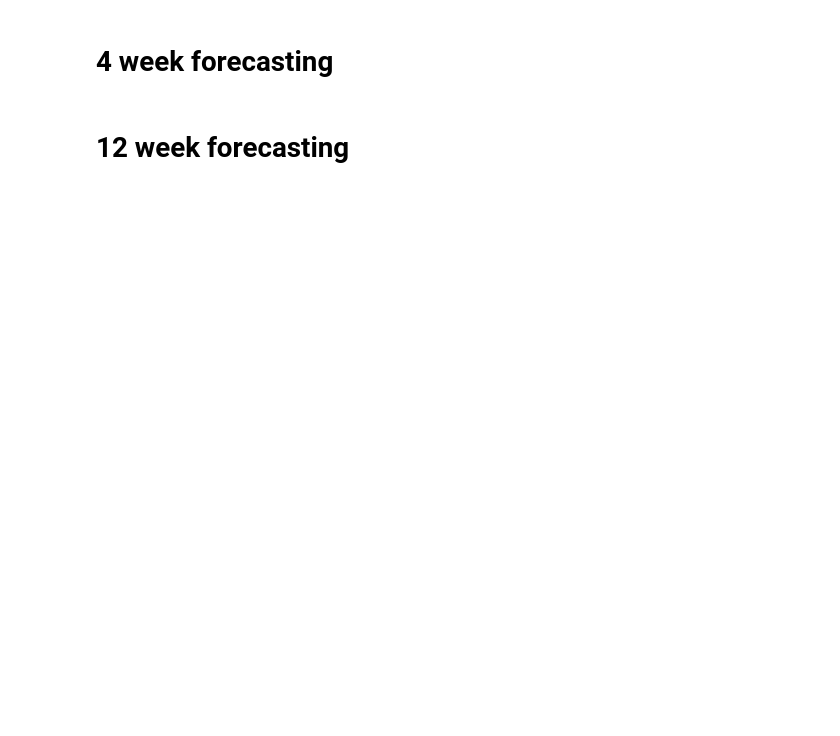
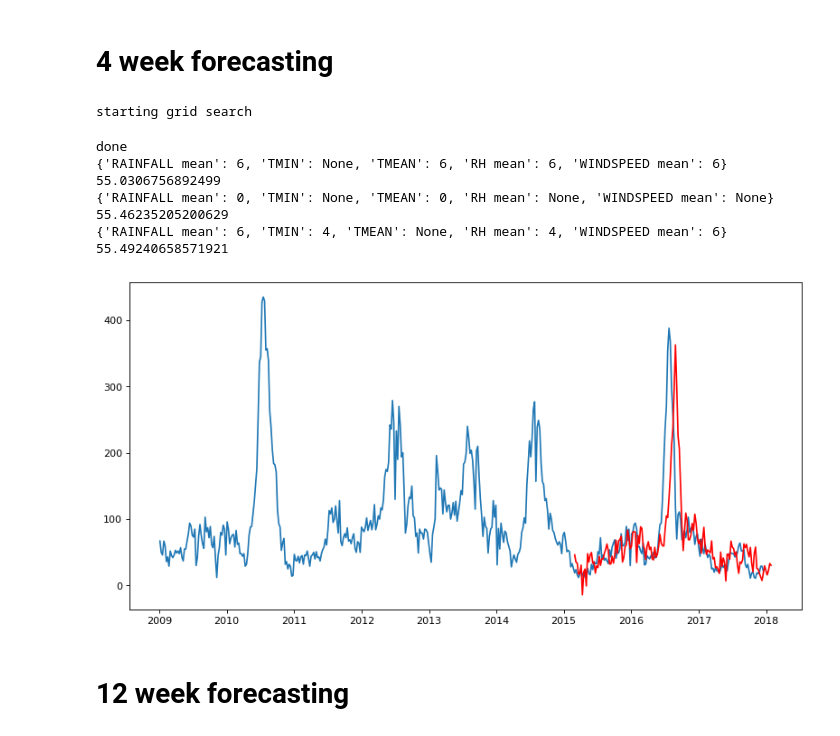
Before and after one commit to ericxmagno/Dengue-Incidence-Prediction, a Jupyter notebook: notebooks/Modeling 4 - ARIMAX-feature combinations.ipynb, the cells around one changed output. Cells and saved outputs as stored; diff of their text form; code cells hidden in the pictures; blank space fills up the shorter version.

Commit message:
finished modeling 4

```diff
--- a/notebooks/Modeling 4 - ARIMAX-feature combinations.ipynb
+++ b/notebooks/Modeling 4 - ARIMAX-feature combinations.ipynb
@@ -155,7 +155,7 @@ def grid_search(cfg, exog_list, n_step=1, parallel=True):
     print('starting grid search')
     if __name__ == '__main__':
         try:
-            with Pool(cpu_count()-1) as pool:
+            with Pool(int(cpu_count()/2)-1) as pool:
                 it = zip(repeat(data), repeat(scores), repeat(cfg), repeat(n_step), exog_list)
                 for _ in tqdm(pool.istarmap(arimax.score_model, list(it)), total=len(list(it))):
                     pass
@@ -257,20 +240,27 @@ cases 99 na na
 # %% [markdown]
 # 4 week forecasting
 # %%
-# # best model for arima 1 week
-# cfg = [(1, 0, 3)]
-# # TMIN	TMEAN	RH mean	WINDSPEED mean
-# exog_list = exog_configs(4)
+# best model for arima 1 week
+cfg = [(1, 0, 3)]
+# TMIN	TMEAN	RH mean	WINDSPEED mean
+exog_list = exog_configs(4)
 
-# # 4 week forecast
-# n_step = 4
-# # grid search
-# scores = grid_search(cfg, exog_list, n_step)
-# print('done')
-# # list top 3 configs
-# for lag, error, p in scores[:3]:
-#     print(lag, error)
-# plot_modelz(scores[0][2])
+# 4 week forecast
+n_step = 4
+# grid search
+scores = grid_search(cfg, exog_list, n_step)
+print('done')
+# list top 3 configs
+for lag, error, p in scores[:3]:
+    print(lag, error)
+plot_modelz(scores[0][2])
+# %% [output]
+starting grid search
+done
+{'RAINFALL mean': 6, 'TMIN': None, 'TMEAN': 6, 'RH mean': 6, 'WINDSPEED mean': 6} 55.0306756892499
+{'RAINFALL mean': 0, 'TMIN': None, 'TMEAN': 0, 'RH mean': None, 'WINDSPEED mean': None} 55.46235205200629
+{'RAINFALL mean': 6, 'TMIN': 4, 'TMEAN': None, 'RH mean': 4, 'WINDSPEED mean': 6} 55.49240658571921
+[figure, added]
 # %% [markdown]
 # 12 week forecasting
 # %%
```
Also changed, not shown: parts of 6 cells of this notebook, 1 other file.
